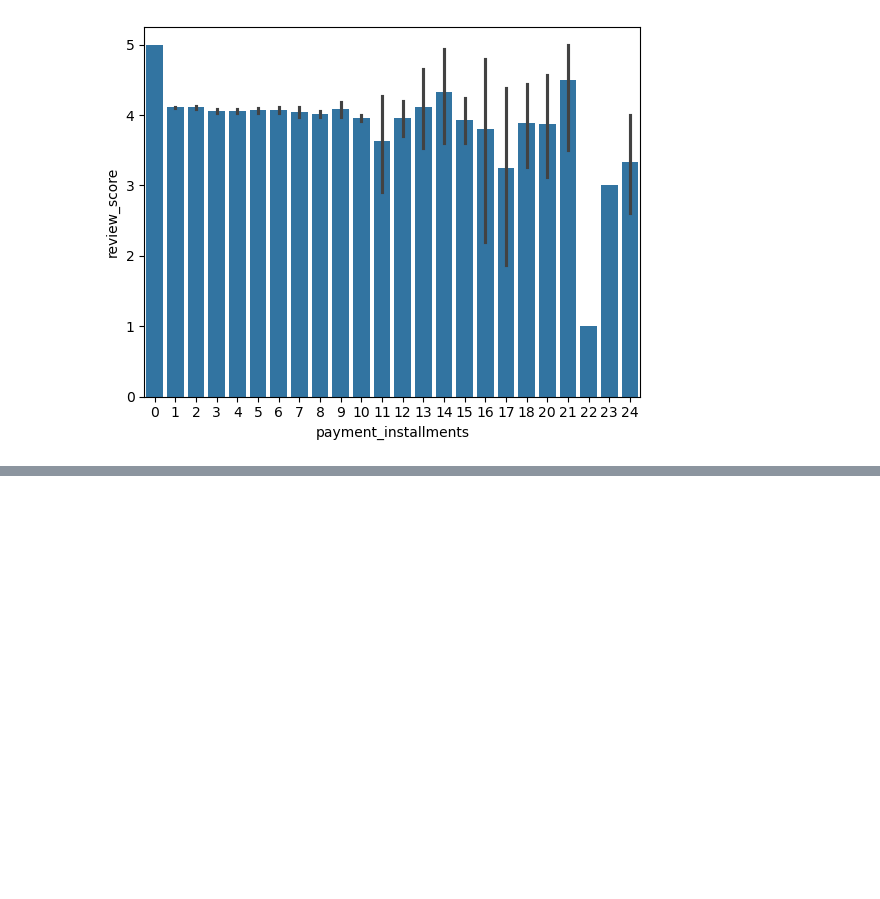
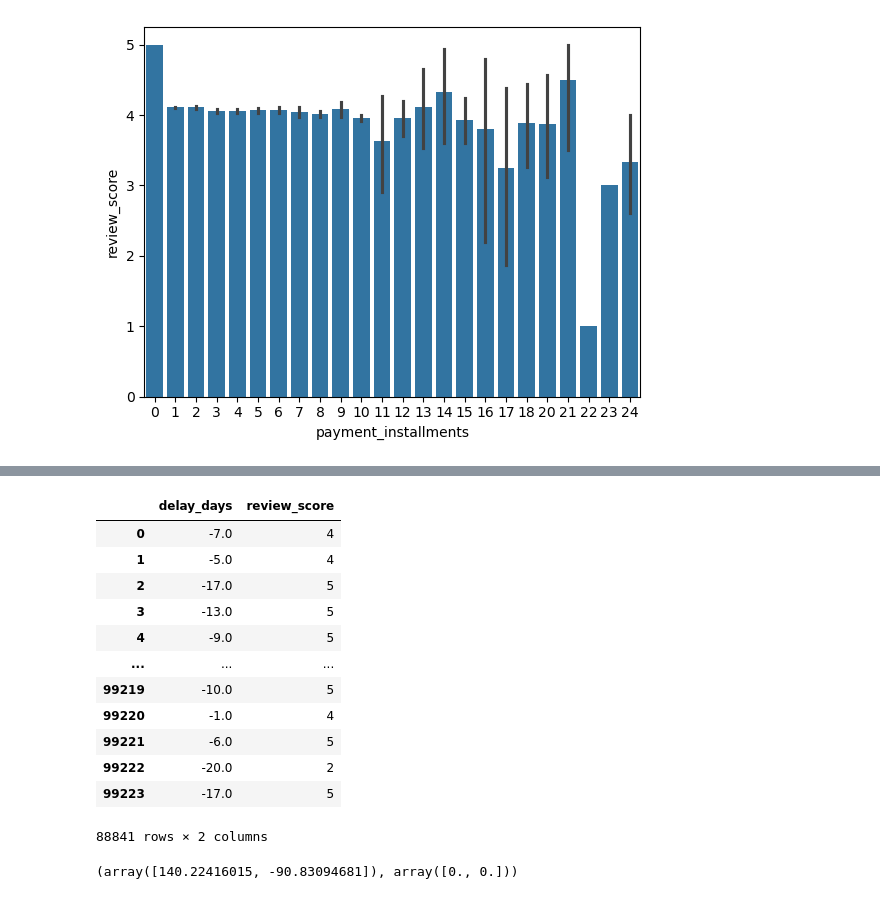
Before and after one commit to taaesu/olist_analysis, a Jupyter notebook: olist_analysis.ipynb, the cells around one changed output, grey strips where cells are left out. Cells and saved outputs as stored; diff of their text form; code cells hidden in the pictures; blank space fills up the shorter version.

```diff
--- a/olist_analysis.ipynb
+++ b/olist_analysis.ipynb
@@ -757,0 +818,17 @@ sns.barplot(data=df, x='payment_installments', y='review_score');
+# %%
+ontime = df_is_delayed[df_is_delayed.is_delayed==False].loc[:,['delay_days','review_score']]
+ontime
+# %% [output]
+|  | delay_days | review_score |
+| 0 | -7.0 | 4 |
+| 1 | -5.0 | 4 |
+| 2 | -17.0 | 5 |
+| 3 | -13.0 | 5 |
+| 4 | -9.0 | 5 |
+| ... | ... | ... |
+| 99219 | -10.0 | 5 |
+| 99220 | -1.0 | 4 |
+| 99221 | -6.0 | 5 |
+| 99222 | -20.0 | 2 |
+| 99223 | -17.0 | 5 |
+88841 rows × 2 columns
@@ -757,0 +839,4 @@ sns.barplot(data=df, x='payment_installments', y='review_score');
+# %%
+t_stat, p_val
+# %% [output]
+(array([140.22416015, -90.83094681]), array([0., 0.]))
```
Also changed, not shown: parts of 5 cells of this notebook, 1 other file.
